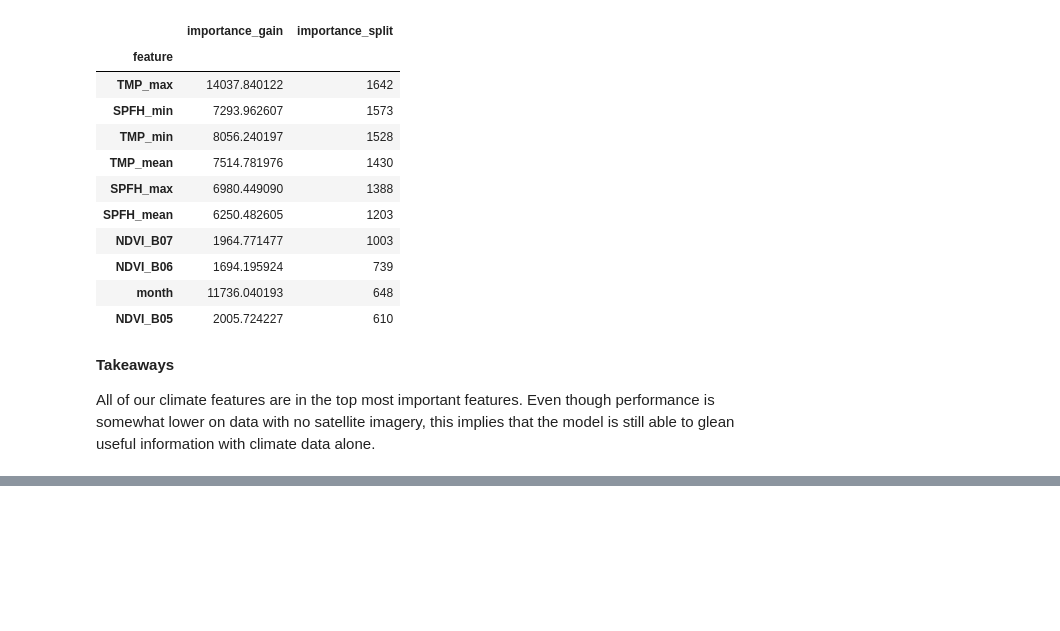
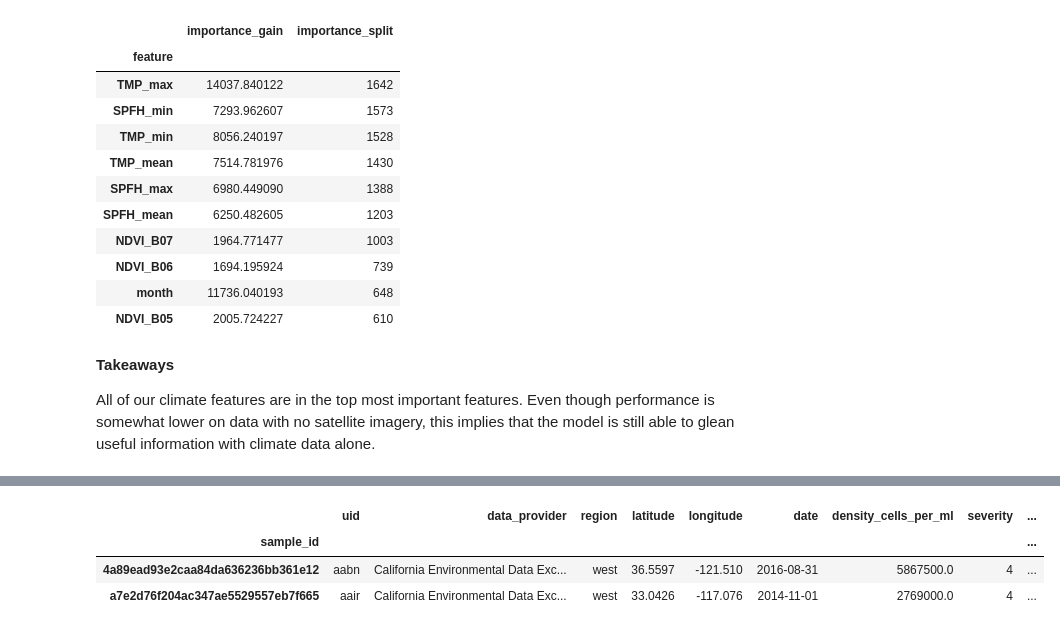
Before and after one commit to drivendataorg/cyfi, a Jupyter notebook: cyano/experiment/notebooks/0.0-klw-adding-climate.ipynb, the cells around one changed output, grey strips where cells are left out. Drawn from its saved outputs; the diff is of its cells as text; code cells hidden in the pictures; blank space fills up the shorter version.

```diff
--- a/cyano/experiment/notebooks/0.0-klw-adding-climate.ipynb
+++ b/cyano/experiment/notebooks/0.0-klw-adding-climate.ipynb
@@ -261,0 +267,10 @@ All of our climate features are in the top most important features. Even though
+# %%
+test = pd.read_csv(s3_dir / "splits/competition/test.csv")
+test = add_unique_identifier(test)
+test["date"] = pd.to_datetime(test.date)
+test.head(2)
+# %% [output]
+|  | uid | data_provider | region | latitude | longitude | date | density_cells_per_ml | severity | ... |
+| sample_id |  |  |  |  |  |  |  |  | ... |
+| 4a89ead93e2caa84da636236bb361e12 | aabn | California Environmental Data Exc... | west | 36.5597 | -121.510 | 2016-08-31 | 5867500.0 | 4 | ... |
+| a7e2d76f204ac347ae5529557eb7f665 | aair | California Environmental Data Exc... | west | 33.0426 | -117.076 | 2014-11-01 | 2769000.0 | 4 | ... |
```
Also changed, not shown: parts of 6 cells of this notebook, 1 other file.
